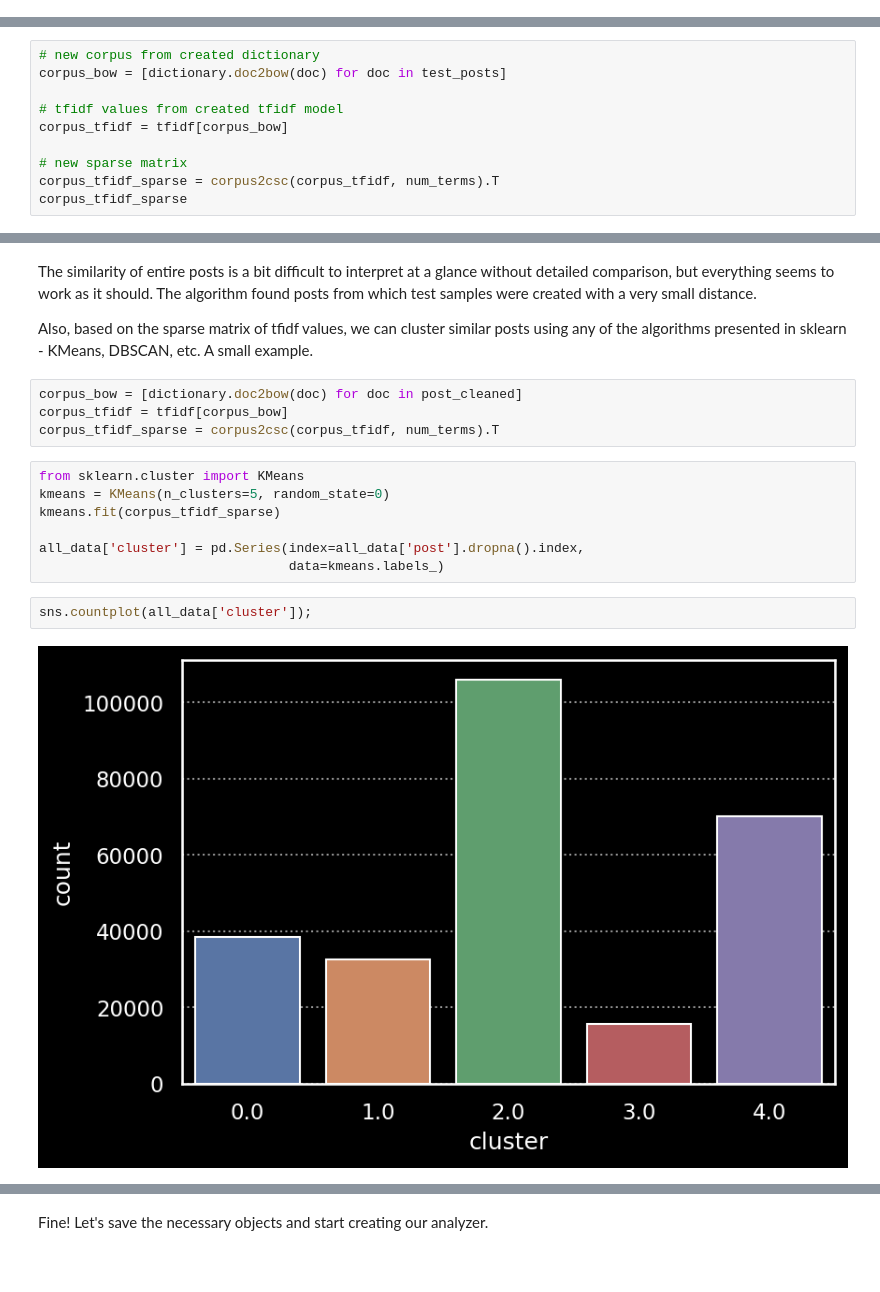
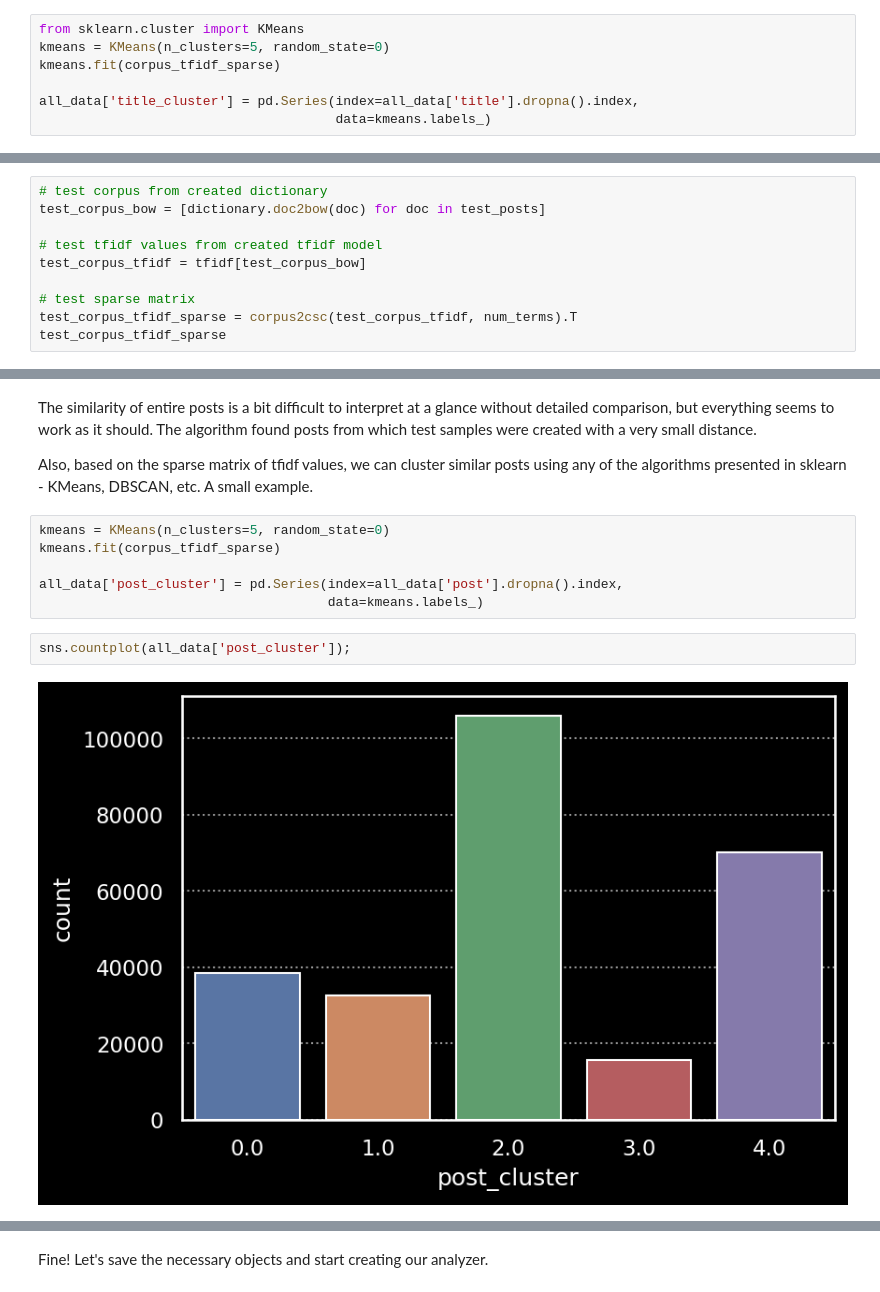
Before and after one commit to Nordant/Reddit-Data-Science-Posts, a Jupyter notebook: post-similarity-analyzer-gensim-tfidf-rapids-knn.ipynb, the cells around one changed output, grey strips where cells are left out. Cells and saved outputs as stored; diff of their text form; blank space fills up the shorter version.

```diff
--- a/post-similarity-analyzer-gensim-tfidf-rapids-knn.ipynb
+++ b/post-similarity-analyzer-gensim-tfidf-rapids-knn.ipynb
@@ -269,0 +272,7 @@ dump(model, 'knn_title.model')
+# %%
+from sklearn.cluster import KMeans
+kmeans = KMeans(n_clusters=5, random_state=0)
+kmeans.fit(corpus_tfidf_sparse)
+
+all_data['title_cluster'] = pd.Series(index=all_data['title'].dropna().index,
+                                      data=kmeans.labels_)
@@ -363,14 +405,14 @@ Name: title, dtype: object
 Name: title, dtype: object
 # %%
-# new corpus from created dictionary
-corpus_bow = [dictionary.doc2bow(doc) for doc in test_posts]
+# test corpus from created dictionary
+test_corpus_bow = [dictionary.doc2bow(doc) for doc in test_posts]
 
-# tfidf values from created tfidf model
-corpus_tfidf = tfidf[corpus_bow]
+# test tfidf values from created tfidf model
+test_corpus_tfidf = tfidf[test_corpus_bow]
 
-# new sparse matrix
-corpus_tfidf_sparse = corpus2csc(corpus_tfidf, num_terms).T
-corpus_tfidf_sparse
+# test sparse matrix
+test_corpus_tfidf_sparse = corpus2csc(test_corpus_tfidf, num_terms).T
+test_corpus_tfidf_sparse
 # %% [output]
 <2x300126 sparse matrix of type '<class 'numpy.float64'>'
         with 244 stored elements in Compressed Sparse Row format>
@@ -396,19 +438,14 @@ Name: title, dtype: object
 The similarity of entire posts is a bit difficult to interpret at a glance without detailed comparison, but everything seems to work as it should. The algorithm found posts from which test samples were created with a very small distance.
 
 Also, based on the sparse matrix of tfidf values, we can cluster similar posts using any of the algorithms presented in sklearn - KMeans, DBSCAN, etc. A small example.
-# %%
-corpus_bow = [dictionary.doc2bow(doc) for doc in post_cleaned]
-corpus_tfidf = tfidf[corpus_bow]
-corpus_tfidf_sparse = corpus2csc(corpus_tfidf, num_terms).T
 # %%
-from sklearn.cluster import KMeans
 kmeans = KMeans(n_clusters=5, random_state=0)
 kmeans.fit(corpus_tfidf_sparse)
 
-all_data['cluster'] = pd.Series(index=all_data['post'].dropna().index,
-                                data=kmeans.labels_)
+all_data['post_cluster'] = pd.Series(index=all_data['post'].dropna().index,
+                                     data=kmeans.labels_)
 # %%
-sns.countplot(all_data['cluster']);
+sns.countplot(all_data['post_cluster']);
 # %% [output]
-[figure, old version]
+[figure, new version]
 # %%
```
Also changed, not shown: parts of 13 cells of this notebook.
